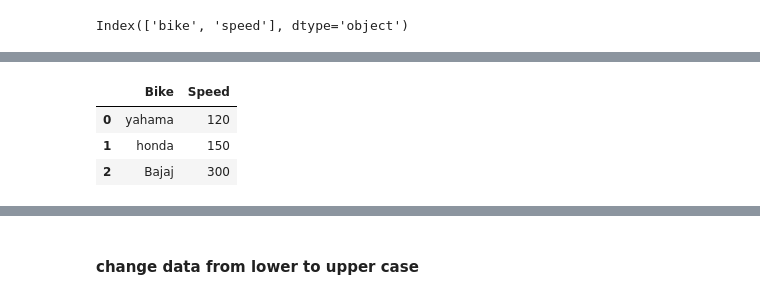
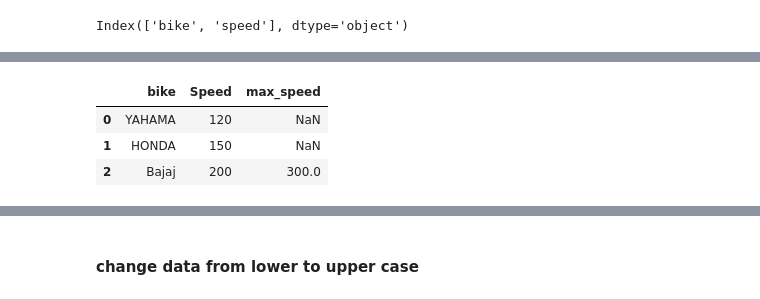
Before and after one commit to uservipin/python, a Jupyter notebook: Pandas/Pandas.ipynb, the cells around one changed output, grey strips where cells are left out. Saved outputs shown, nothing was run; the diff lists cells and outputs as text; code cells hidden in the pictures.

```diff
--- a/Pandas/Pandas.ipynb
+++ b/Pandas/Pandas.ipynb
@@ -754,0 +542,2 @@ change all _ to spaces
+# %%
+bike_data['bike']=bike_data['bike'].str.upper()
@@ -774,2 +578,4 @@ rename column name
 # %%
-bike_data.rename(columns={'BIKE_COMPANY': 'Bike','MAX_SPEED':'Speed'}, inplace=True)
+bike_data.rename(columns={'BIKE_FOR_TRAVELL': 'bike'}, inplace=True)
+# %%
+bike_data.columns= bike_data.rename(columns={'bike': 'BIKE_FOR_TRAVELL'})
@@ -797,4 +604,4 @@ Name: 2, dtype: object
 # %%
-bike_data.loc[2,['Speed']] =250
+bike_data.loc[2,['max_speed']] =250
 # %%
 we can use " at " in place of loc
@@ -801,11 +610,11 @@ we can use " at " in place of loc
 # %%
-bike_data.at[2,['Speed']] =300
+bike_data.at[2,['max_speed']] =300
 bike_data
 # %% [output]
-|  | Bike | Speed |
-| 0 | yahama | 120 |
-| 1 | honda | 150 |
-| 2 | Bajaj | 300 |
+|  | bike | Speed | max_speed |
+| 0 | YAHAMA | 120 | NaN |
+| 1 | HONDA | 150 | NaN |
+| 2 | Bajaj | 200 | 300.0 |
 # %%
 bike_data
 # %% [output]
```
Also changed, not shown: parts of 172 cells of this notebook, 7 other files.
